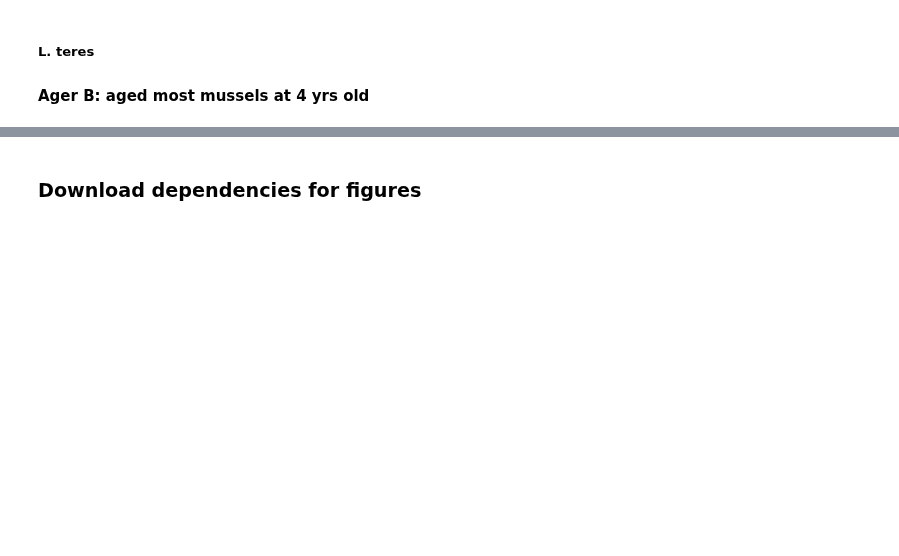
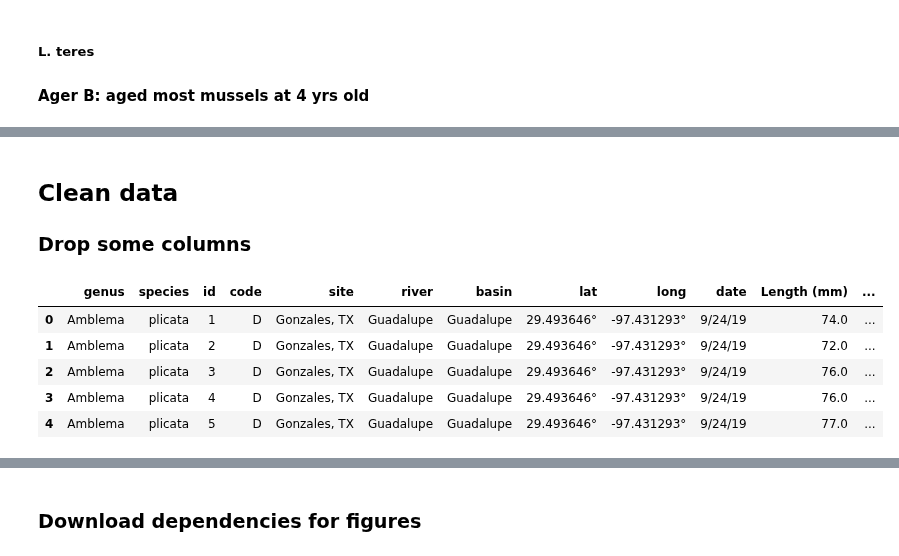
Before and after one commit to bhernan2/mussel_aging, a Jupyter notebook: aging_analysis.ipynb, the cells around one changed output, grey strips where cells are left out. Saved outputs shown, nothing was run; the diff lists cells and outputs as text; code cells hidden in the pictures; blank space fills up the shorter version.

```diff
--- a/aging_analysis.ipynb
+++ b/aging_analysis.ipynb
@@ -108,0 +123,13 @@ pd.crosstab(index=aging_data['Species'], columns=aging_data['Site'])
+# %% [markdown]
+## Clean data
+### Drop some columns
+# %%
+drop_df=df_rename.drop(columns=['Final Age', 'Age dif', 'K&M Age', 'K age', 'M age', 'Notes'])
+drop_df.head()
+# %% [output]
+|  | genus | species | id | code | site | river | basin | lat | long | date | Length (mm) | ... |
+| 0 | Amblema | plicata | 1 | D | Gonzales, TX | Guadalupe | Guadalupe | 29.493646° | -97.431293° | 9/24/19 | 74.0 | ... |
+| 1 | Amblema | plicata | 2 | D | Gonzales, TX | Guadalupe | Guadalupe | 29.493646° | -97.431293° | 9/24/19 | 72.0 | ... |
+| 2 | Amblema | plicata | 3 | D | Gonzales, TX | Guadalupe | Guadalupe | 29.493646° | -97.431293° | 9/24/19 | 76.0 | ... |
+| 3 | Amblema | plicata | 4 | D | Gonzales, TX | Guadalupe | Guadalupe | 29.493646° | -97.431293° | 9/24/19 | 76.0 | ... |
+| 4 | Amblema | plicata | 5 | D | Gonzales, TX | Guadalupe | Guadalupe | 29.493646° | -97.431293° | 9/24/19 | 77.0 | ... |
```
Also changed, not shown: parts of 23 cells of this notebook.
